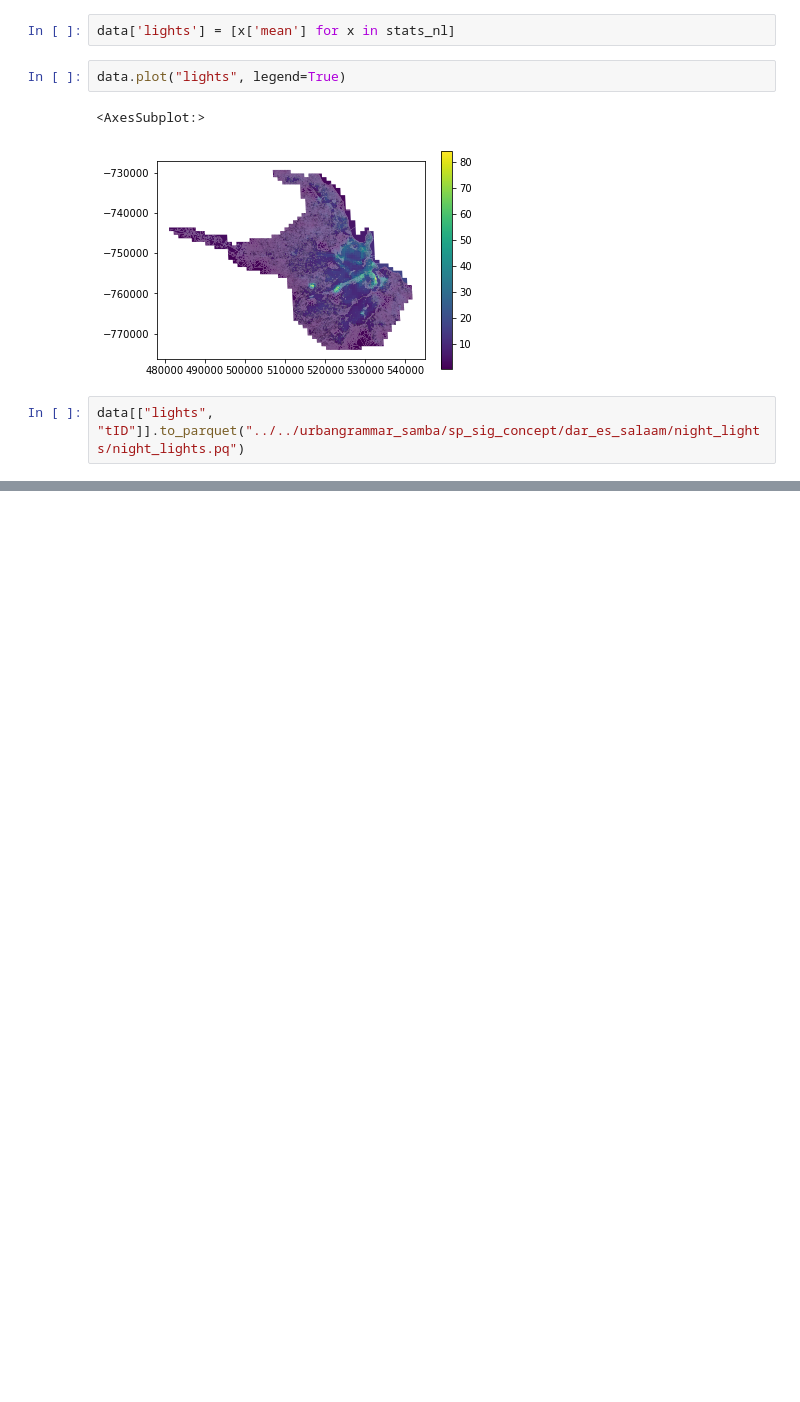
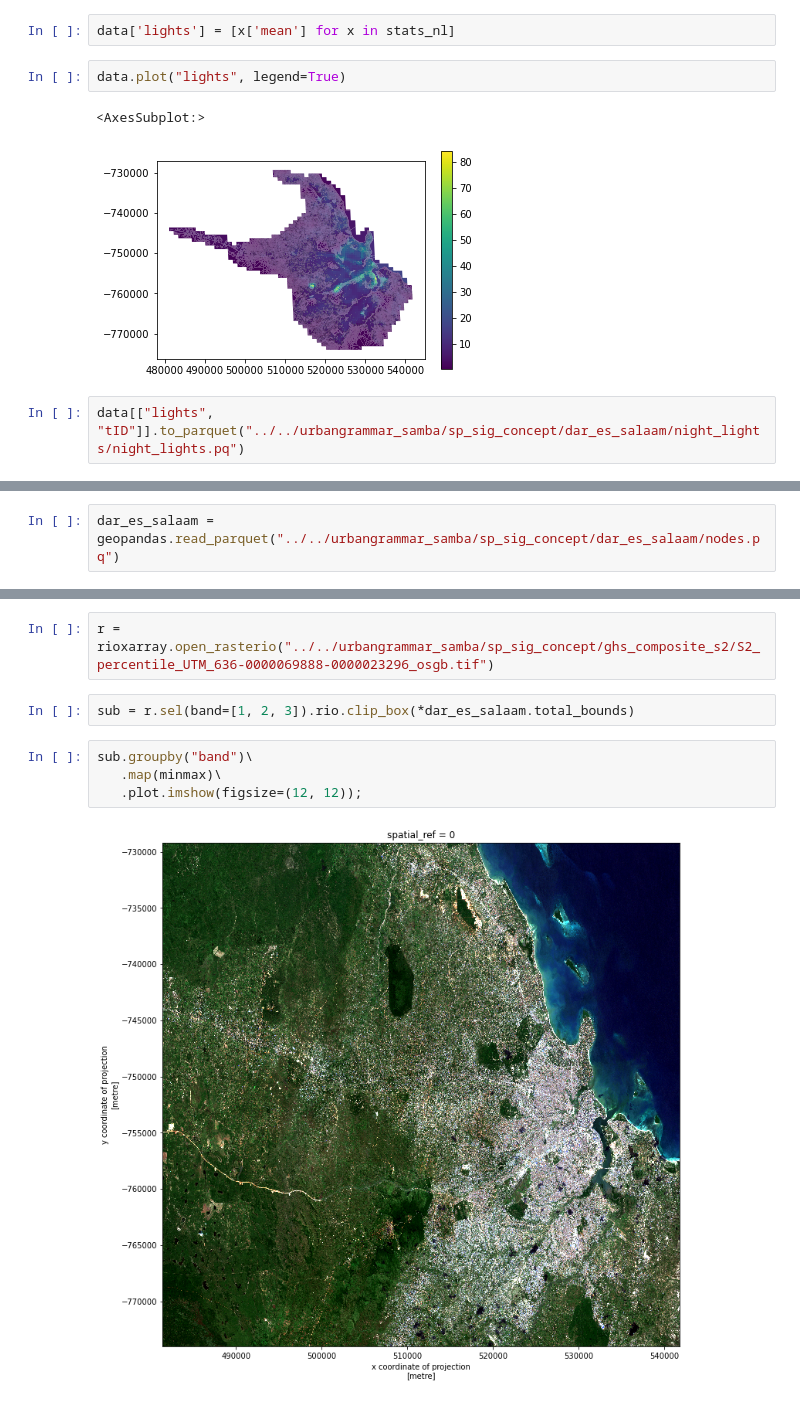
Before and after one commit to urbangrammarai/spatial_signatures_concept, a Jupyter notebook: code/dar_es_salaam.ipynb, the cells around one changed output, grey strips where cells are left out. Cells and saved outputs as stored; diff of their text form; blank space fills up the shorter version.

```diff
--- a/code/dar_es_salaam.ipynb
+++ b/code/dar_es_salaam.ipynb
@@ -1038,0 +1053,2 @@ data[["lights", "tID"]].to_parquet("../../urbangrammar_samba/sp_sig_concept/dar_
+# %%
+dar_es_salaam = geopandas.read_parquet("../../urbangrammar_samba/sp_sig_concept/dar_es_salaam/nodes.pq")
@@ -1038,0 +1106,10 @@ data[["lights", "tID"]].to_parquet("../../urbangrammar_samba/sp_sig_concept/dar_
+# %%
+r = rioxarray.open_rasterio("../../urbangrammar_samba/sp_sig_concept/ghs_composite_s2/S2_percentile_UTM_636-0000069888-0000023296_osgb.tif")
+# %%
+sub = r.sel(band=[1, 2, 3]).rio.clip_box(*dar_es_salaam.total_bounds)
+# %%
+sub.groupby("band")\
+   .map(minmax)\
+   .plot.imshow(figsize=(12, 12));
+# %% [output]
+[figure, added]
```
Also changed, not shown: parts of 18 cells of this notebook, 2 other files.
